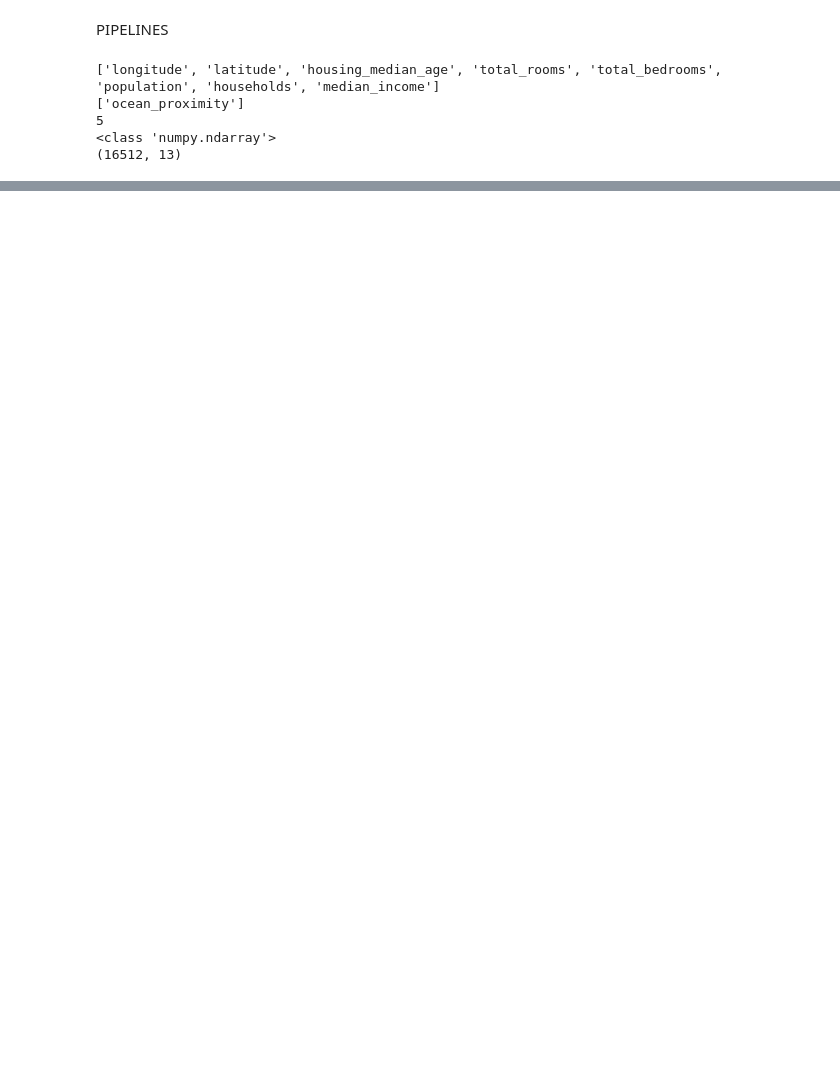
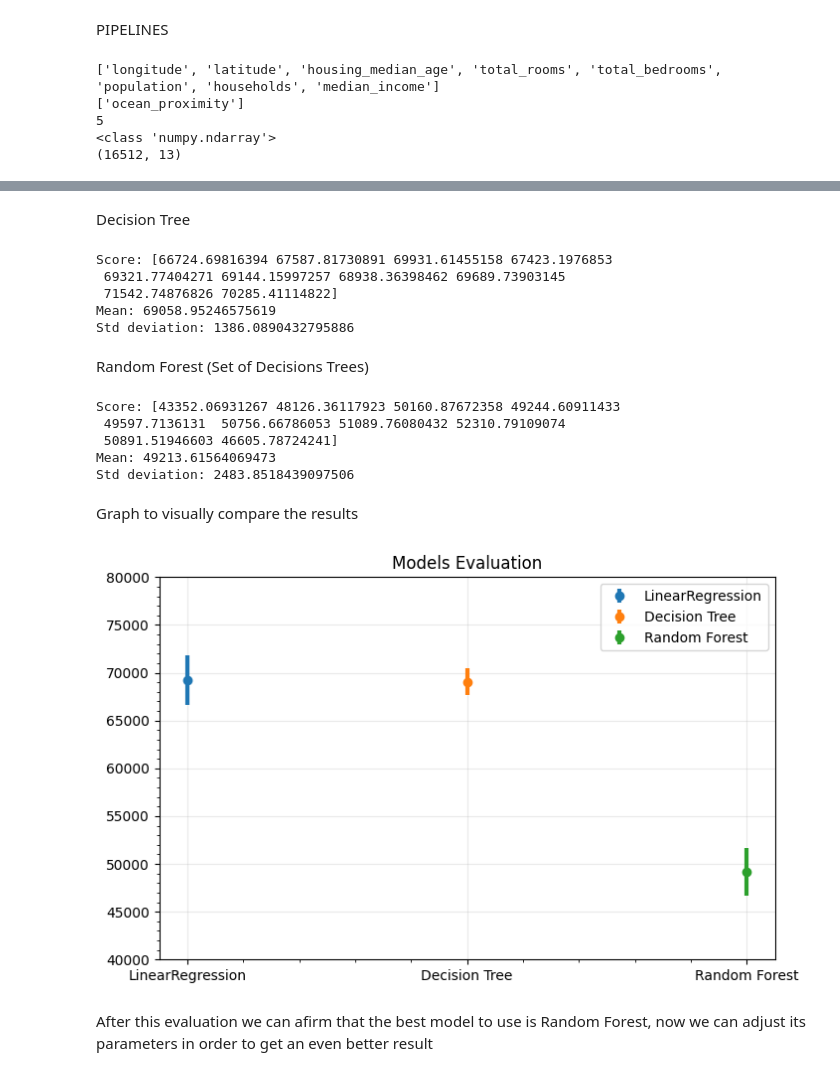
Before and after one commit to CarlosRiggio/ML_UNIBO, a Jupyter notebook: main2.ipynb, the cells around one changed output, grey strips where cells are left out. Saved outputs shown, nothing was run; the diff lists cells and outputs as text; code cells hidden in the pictures; blank space fills up the shorter version.

```diff
--- a/main2.ipynb
+++ b/main2.ipynb
@@ -239,0 +245,69 @@ print(data_processed.shape)
+# %% [markdown]
+Decision Tree
+# %%
+from sklearn.tree import DecisionTreeRegressor
+
+tree_regression = DecisionTreeRegressor(random_state=42)
+
+#Aqui entrenamamos el modelo.
+tree_regression.fit(data_processed, target)
+
+#El modelo TR ya ha sido entrenado entonces validamos el ese modelo con la data_processed y el target
+scores = cross_val_score(tree_regression, data_processed, target, scoring="neg_mean_squared_error", cv=10)
+score_processed_TR = np.sqrt(-scores)
+display_score(score_processed_TR)
+# %% [output]
+Score: [66724.69816394 67587.81730891 69931.61455158 67423.1976853
+ 69321.77404271 69144.15997257 68938.36398462 69689.73903145
+ 71542.74876826 70285.41114822]
+Mean: 69058.95246575619
+Std deviation: 1386.0890432795886
+# %% [markdown]
+Random Forest (Set of Decisions Trees)
+# %%
+from sklearn.ensemble import RandomForestRegressor
+
+rf_regression = RandomForestRegressor(random_state=42)
+
+#Aqui entrenamamos el modelo.
+rf_regression.fit(data_processed, target)
+
+#El modelo LR ya ha sido entrenado entonces validamos el ese modelo con la data_processed y el target
+scores = cross_val_score(rf_regression, data_processed, target, scoring="neg_mean_squared_error", cv=10)
+score_processed_RF = np.sqrt(-scores)
+display_score(score_processed_RF)
+# %% [output]
+Score: [43352.06931267 48126.36117923 50160.87672358 49244.60911433
+ 49597.7136131  50756.66786053 51089.76080432 52310.79109074
+ 50891.51946603 46605.78724241]
+Mean: 49213.61564069473
+Std deviation: 2483.8518439097506
+# %% [markdown]
+Graph to visually compare the results
+# %%
+import matplotlib.pyplot as plt
+import numpy as np
+
+list_model = ['LinearRegression', 'Decision Tree', 'Random Forest']
+list_mean = [69228.23291191524, 69058.95246575619, 49213.61564069473]
+list_sd = [2575.2001334016063, 1386.0890432795886, 2483.8518439097506]
+
+plt.figure(figsize=(8, 5))  # Increased the figure size for better visualization
+
+x_values = np.arange(len(list_model))
+
+for i in range(len(list_model)):
+    plt.errorbar(x_values[i], list_mean[i], yerr=list_sd[i], fmt='o', label=list_model[i], linewidth=3)
+
+plt.xticks(x_values, list_model)
+plt.title("Models Evaluation")
+plt.ylim(40000, 80000)  # Adjusted y-axis limits
+plt.grid(True, which='major', color='#666666', linestyle='-')
+plt.minorticks_on()
+plt.grid(True, which='major', color='#999999', linestyle='-', alpha=0.2)
+plt.legend()  # Added legend for model labels
+plt.show()
+# %% [output]
+[figure, added]
+# %% [markdown]
+After this evaluation we can afirm that the best model to use is Random Forest, now we can adjust its parameters in order to get an even better result
```
Also changed, not shown: parts of 35 cells of this notebook.
